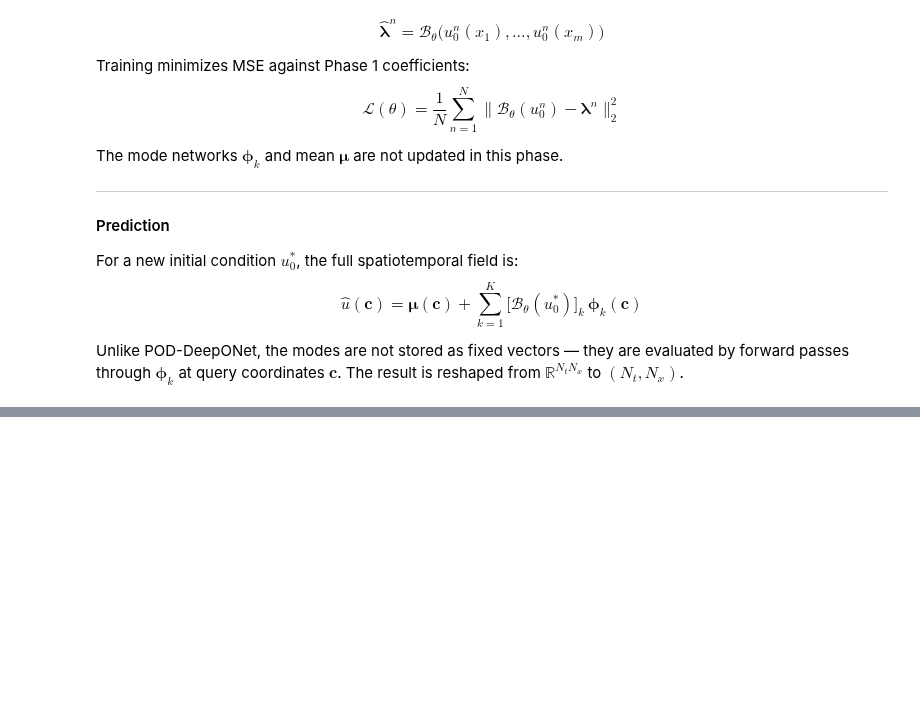
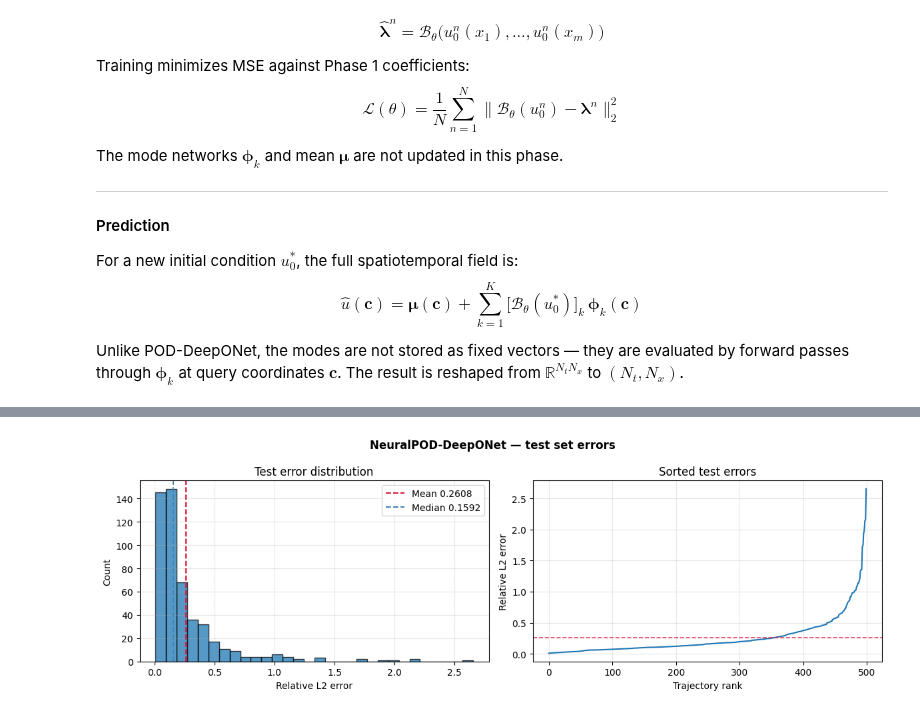
Before and after one commit to intsystems/2026-Project-185, a Jupyter notebook: code/notebooks/NeuralPOD-DeepONet.ipynb, the cells around one changed output, grey strips where cells are left out. Saved outputs shown, nothing was run; the diff lists cells and outputs as text; code cells hidden in the pictures; blank space fills up the shorter version.

```diff
--- a/code/notebooks/NeuralPOD-DeepONet.ipynb
+++ b/code/notebooks/NeuralPOD-DeepONet.ipynb
@@ -154,0 +168,13 @@ NeuralPOD-DeepONet Phase 2 | N=2500, m=101, K=32
+# %%
+# Phase 1: classical POD
+pod_trainer = PODTrainer(PODConfig(max_modes=32, tol=0.9999))
+pod_trainer.train(s_traj, x_flat, t=None)
+print(f"POD modes: {pod_trainer.num_modes}")
+
+# Phase 1 reconstruction quality
+coeffs = pod_trainer.basis.coeffs.numpy()
+modes  = pod_trainer.basis.modes.numpy()
+mean   = pod_trainer.basis.mean.numpy()
+s_pred_pod = mean + coeffs @ modes.T
+err_pod_p1 = rel_l2(s_traj.numpy(), s_pred_pod)
+print(f"POD Phase 1 reconstruction | mean={err_pod_p1.mean():.4f}")
@@ -195,0 +285,26 @@ plt.show()
+# %%
+fig, axes = plt.subplots(1, 2, figsize=(12, 4))
+
+ax = axes[0]
+ax.hist(err_test, bins=30, edgecolor='k', alpha=0.75)
+ax.axvline(err_test.mean(),       color='crimson', ls='--', lw=1.5, label=f'Mean {err_test.mean():.4f}')
+ax.axvline(np.median(err_test),   color='steelblue', ls='--', lw=1.5, label=f'Median {np.median(err_test):.4f}')
+ax.set_xlabel('Relative L2 error')
+ax.set_ylabel('Count')
+ax.set_title('Test error distribution')
+ax.legend()
+ax.grid(True, alpha=0.3)
+
+ax = axes[1]
+ax.plot(np.sort(err_test), lw=1.5)
+ax.axhline(err_test.mean(), color='crimson', ls='--', lw=1.2, alpha=0.8)
+ax.set_xlabel('Trajectory rank')
+ax.set_ylabel('Relative L2 error')
+ax.set_title('Sorted test errors')
+ax.grid(True, alpha=0.3)
+
+plt.suptitle('NeuralPOD-DeepONet — test set errors', fontweight='bold')
+plt.tight_layout()
+plt.show()
+# %% [output]
+[figure, added]
```
Also changed, not shown: parts of 12 cells of this notebook.
